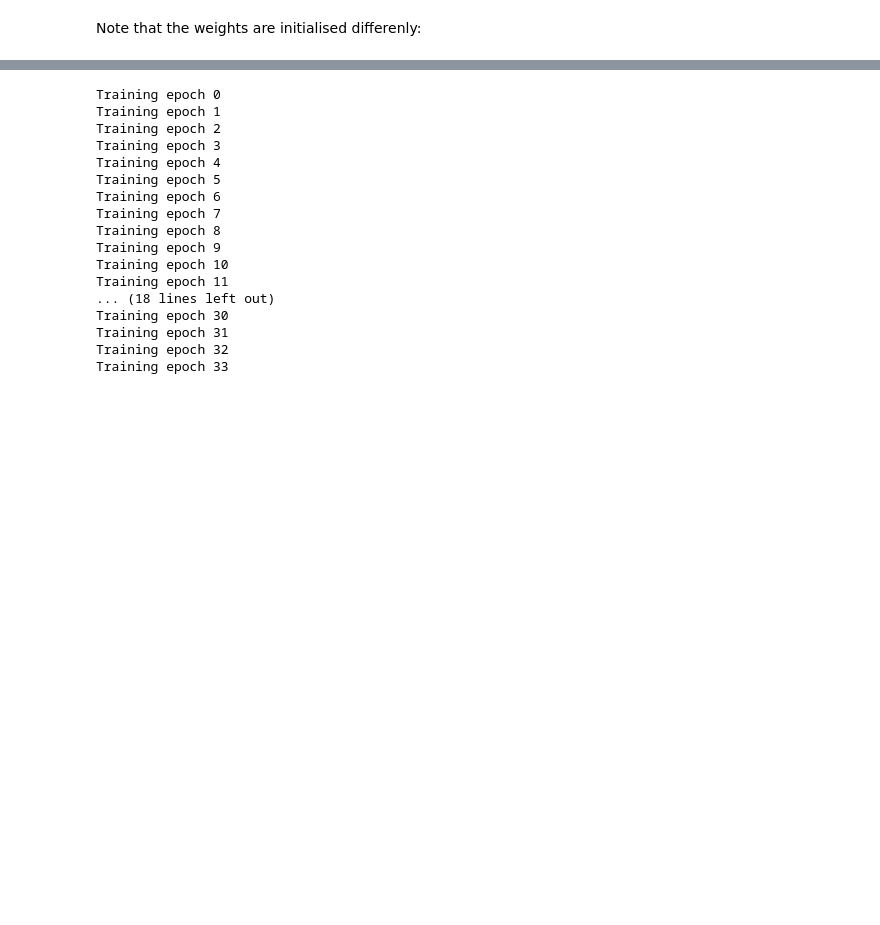
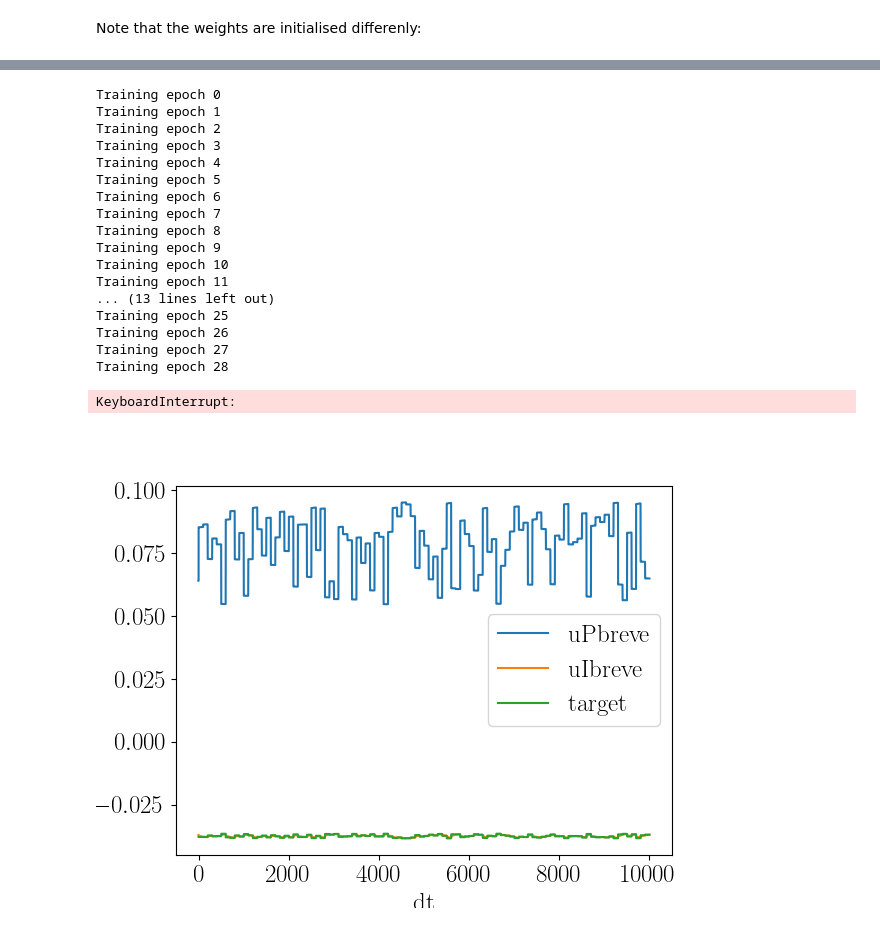
Before and after one commit to kma-code/Phaseless-Alignment-Learning, a Jupyter notebook: RtDeep/RtDeep simple demo.ipynb, the cells around one changed output, grey strips where cells are left out. Saved outputs shown, nothing was run; the diff lists cells and outputs as text; code cells hidden in the pictures; blank space fills up the shorter version.

```diff
--- a/RtDeep/RtDeep simple demo.ipynb
+++ b/RtDeep/RtDeep simple demo.ipynb
@@ -345,6 +347,7 @@ mc2_teacher.set_self_predicting_state()
 ## Init for student
 
 np.random.seed(1234)
+# np.random.seed(12345)
 
 # Init model: weights, voltages
 
@@ -359,7 +362,7 @@ gnI = 0.06
 gntgt = 0.06
 
 # learning rates in 1/ms
-eta_fw = [20.0, 50.0] # This is the crucial difference
+eta_fw = [50.0, 50.0] # This is the crucial difference
 eta_bw = [0.0] * (len(layers) - 1)
 eta_IP = [20.0] * (len(layers) - 1)
 eta_PI = [0.0] * (len(layers) - 1)
@@ -391,13 +394,13 @@ for i in range(1, len(layers)-1):
 # %%
 # We also initialise the student in the self-predicting state
 
-mc2_student = model(dt, tauxi, Tpres, 'BP', logistic, d_logistic, layers,
+mc2_student = model(dt, tauxi, Tpres, 'FA', logistic, d_logistic, layers,
             uP_init=uP_init, uI_init=uI_init,
-            WPP_init=WPP_init, WIP_init=WIP_init, BPP_init=BPP_init, BPI_init=BPI_init,
+            WPP_init=WPP_init, WIP_init=WIP_init, BPP_init=mc2_teacher.BPP, BPI_init=BPI_init,
             gl=gl, gden=gden, gbas=gbas, gapi=gapi, gnI=gnI, gntgt=gntgt,
             eta_fw=eta_fw, eta_bw=eta_bw, eta_PI=eta_PI, eta_IP=eta_IP)
 
-mc2_student.evolve_system()
+# mc2_student.evolve_system()
 
 # We also make sure that the error signal has the correct sign. (same-sign FA)
 # mc2_student.set_weights(BPP = np.sign(mc2_teacher.BPP) * mc2_student.BPP)
@@ -468,16 +511,25 @@ uPbreve_time_series = []
 rIbreve_time_series = []
 rPbreve_time_series = []
 vapi_time_series = []
+vbas_time_series = []
 
 WPP_time_series = []
 BPP_time_series = []
 WIP_time_series = []
 BPI_time_series = []
 
+# a little pre-training: run for one Tpres with random input, such that the
+# somatic voltages converge
+for i in range(int(Tpres/dt)):
+    mc2_student.evolve_system(r0=r0_random[i])
+
 for j in range(epochs):
+# for j in range(10):
+    # if j % epochs == 0:
     print(f"Training epoch {j}")
-    for i in range(len(r0_sine)):
-        mc2_student.evolve_system(r0=r0_sine[i], u_tgt=[target_time_series[i]])
+    for i in range(len(r0_random)):
+        # mc2_student.set_self_predicting_state() # !!!
+        mc2_student.evolve_system(r0=r0_random[i], u_tgt=[target_time_series[i]])
 
         uIbreve_time_series.append(copy.deepcopy(mc2_student.uI_breve))
         uPbreve_time_series.append(copy.deepcopy(mc2_student.uP_breve))
@@ -486,6 +538,7 @@ for j in range(epochs):
         u_time_series.append(copy.deepcopy(mc2_student.get_voltages()))
 
         vapi_time_series.append(copy.deepcopy(mc2_student.vapi))
+        vbas_time_series.append(copy.deepcopy(mc2_student.vbas))
         WPP, WIP, BPP, BPI = mc2_student.get_weights()
         WPP_time_series.append(copy.deepcopy(WPP))
         BPP_time_series.append(copy.deepcopy(BPP))
@@ -507,16 +560,22 @@ Training epoch 8
 Training epoch 9
 Training epoch 10
 Training epoch 11
-... (18 lines left out)
-Training epoch 30
-Training epoch 31
-Training epoch 32
-Training epoch 33
+... (13 lines left out)
+Training epoch 25
+Training epoch 26
+Training epoch 27
+Training epoch 28
+KeyboardInterrupt:
 # %%
-
 fig = plt.figure()
-uP2 = np.array([uP[1] for uP in uP_time_series])
-plt.plot(uP2)
-plt.plot(np.tile(target_time_series, epochs))
+uP2 = np.array([uP_breve[1] for uP_breve in uPbreve_time_series[-len(target_time_series):]])
+plt.plot(uP2, label="uPbreve")
+uI2 = np.array([uI_breve[0] for uI_breve in uIbreve_time_series[-len(target_time_series):]])
+plt.plot(uI2, label="uIbreve")
+plt.plot(target_time_series, label="target")
+# plt.plot(target_time_series-uP2.ravel(), label="tgt-uP")
 plt.xlabel("dt")
+plt.legend()
 plt.show()
+# %% [output]
+[figure, added]
```
Also changed, not shown: parts of 35 cells of this notebook, 1 other file.
